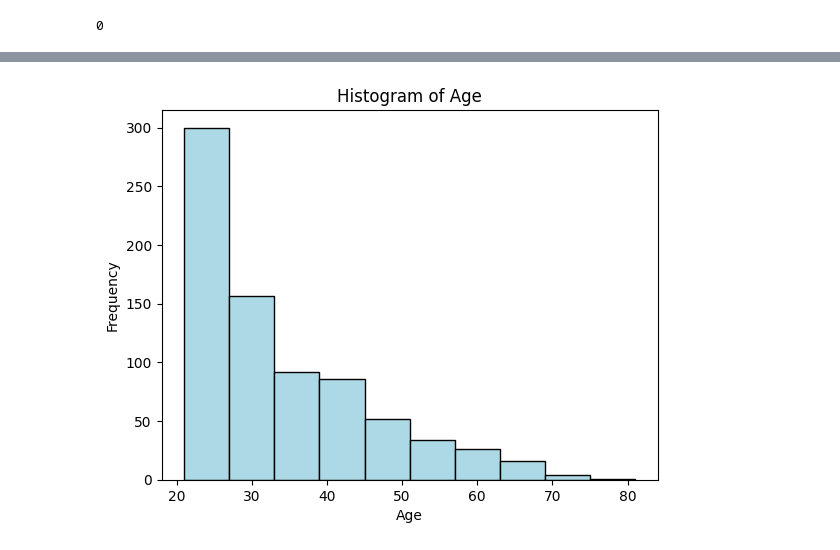
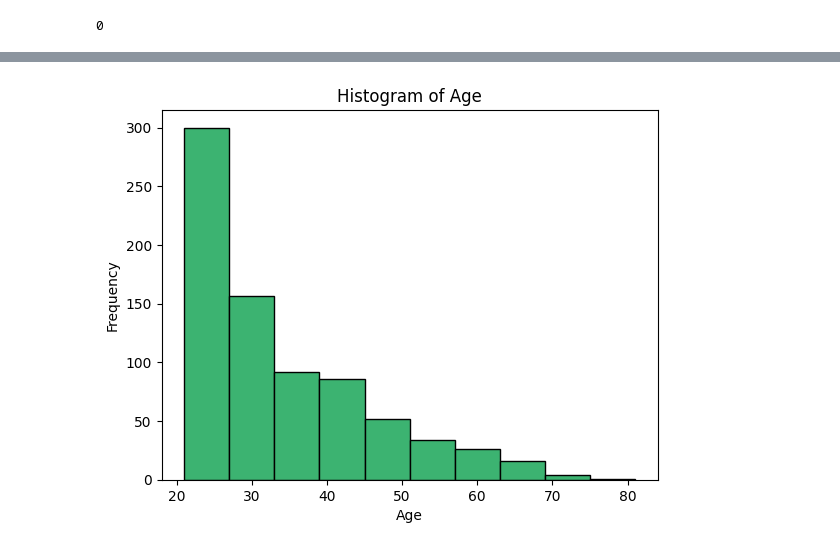
Before and after one commit to TheCsarbeat/proyecto1-IA, a Jupyter notebook: p1.ipynb, the cells around one changed output, grey strips where cells are left out. Cells and saved outputs as stored; diff of their text form; code cells hidden in the pictures.

```diff
--- a/p1.ipynb
+++ b/p1.ipynb
@@ -98,9 +157,9 @@ print(df_diabetes.head(20))
 # %%
-# Plot an histogram of the 'Age' column
-plt.hist(df_diabetes['Age'], bins=10, color='lightblue', edgecolor='black')
+# Histogram of the Age column
+plt.hist(df_diabetes['Age'], bins=10, color='#3CB371', edgecolor='black')
 plt.title('Histogram of Age')
 plt.xlabel('Age')
 plt.ylabel('Frequency')
 plt.show()
 # %% [output]
-[figure, old version]
+[figure, new version]
```
Also changed, not shown: parts of 44 cells of this notebook.
